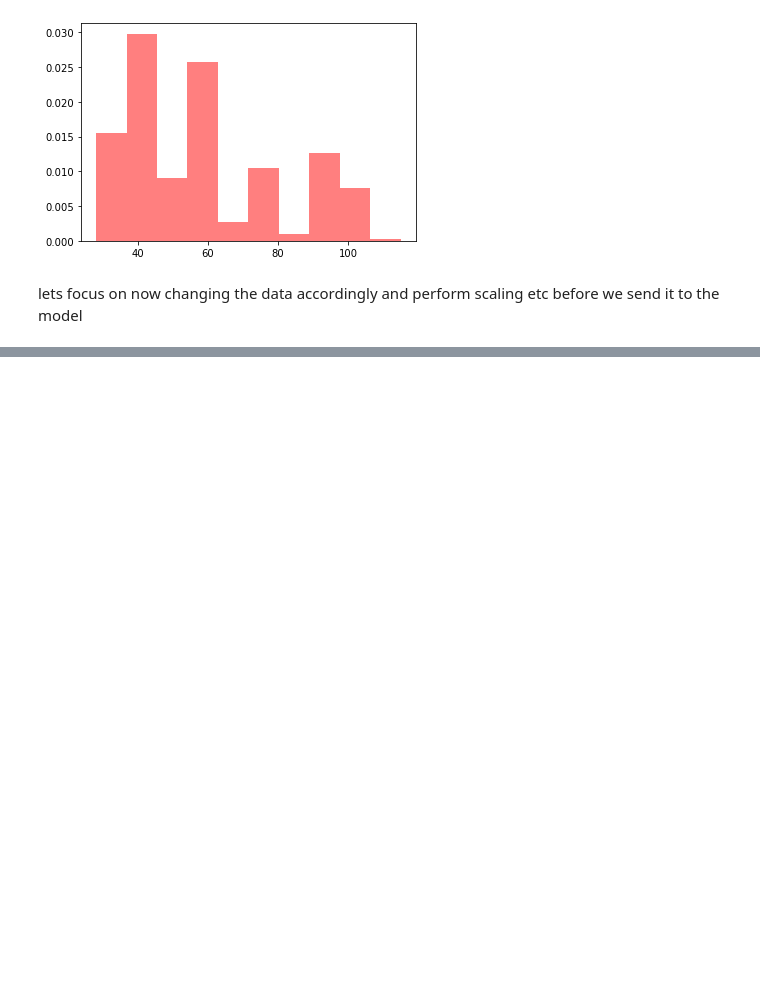
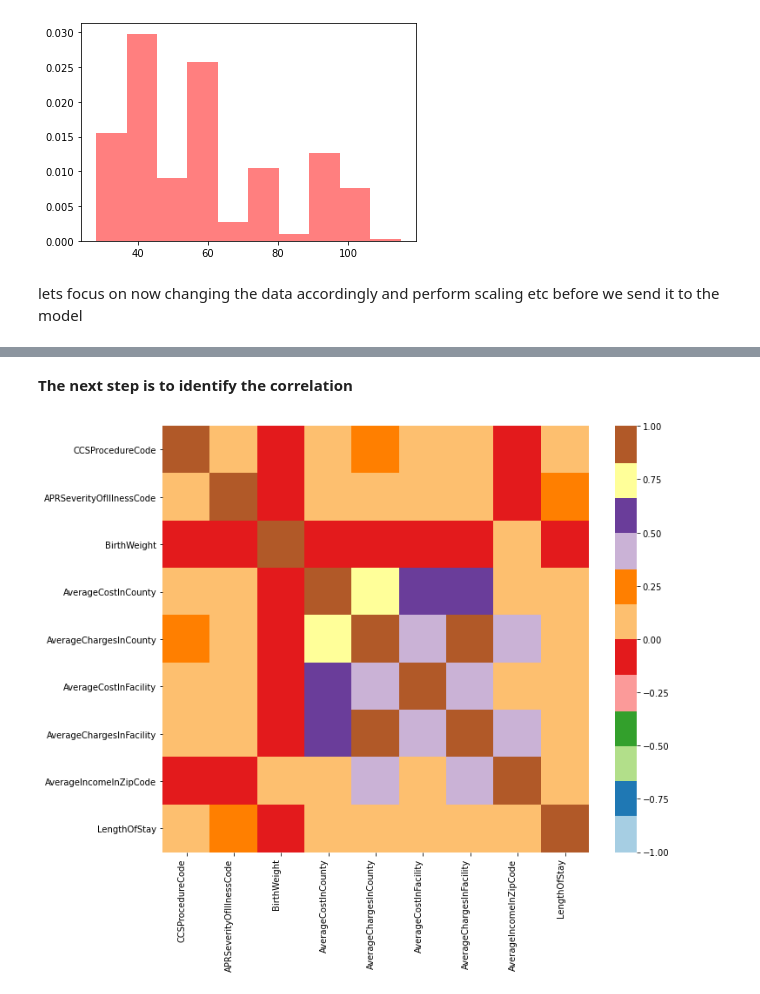
Before and after one commit to s3785704/machine-learning-assign01, a Jupyter notebook: assign1.ipynb, the cells around one changed output, grey strips where cells are left out. Cells and saved outputs as stored; diff of their text form; code cells hidden in the pictures; blank space fills up the shorter version.

```diff
--- a/assign1.ipynb
+++ b/assign1.ipynb
@@ -344,0 +410,11 @@ lets focus on now changing the data accordingly and perform scaling etc before w
+# %% [markdown]
+<b>The next step is to identify the correlation
+# %%
+f,ax = plt.subplots(figsize=(11,9))
+corr = df.corr()
+#print(corr)
+ax = sns.heatmap(corr,vmin=-1,vmax=1,center=0,
+                cmap='Paired',square=True)
+ax.set_xticklabels(ax.get_xticklabels(),rotation=90,horizontalalignment='right');
+# %% [output]
+[figure, added]
```
Also changed, not shown: parts of 7 cells of this notebook.
